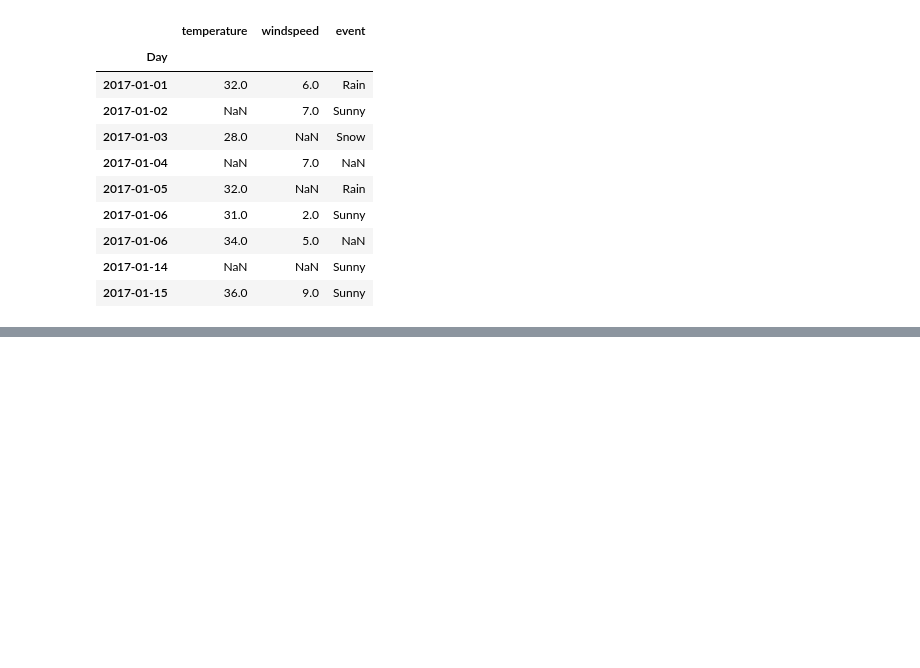
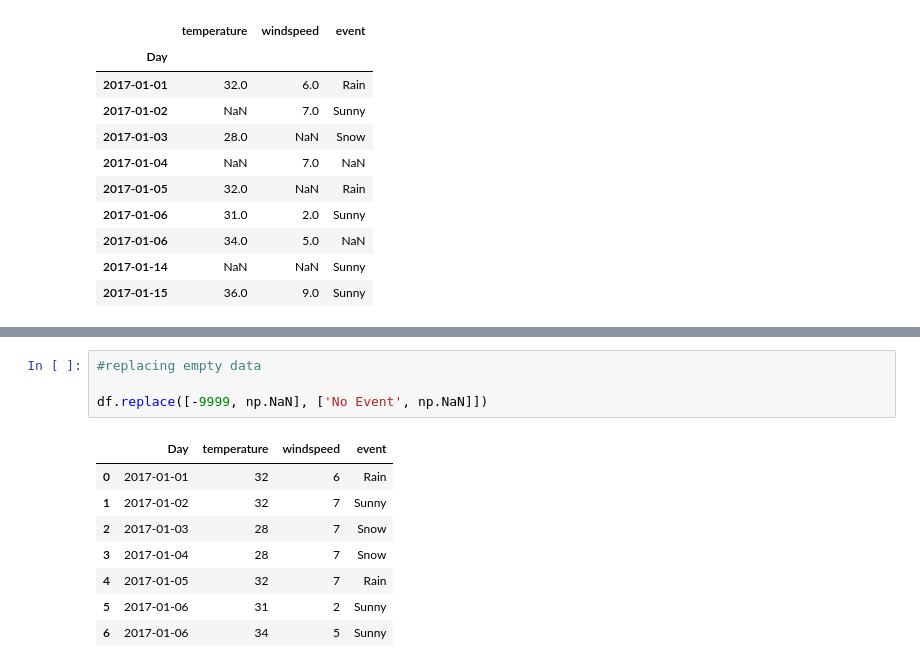
Before and after one commit to Ezeko/jupyter_sandbox, a Jupyter notebook: pandas_tut.ipynb, the cells around one changed output, grey strips where cells are left out. Drawn from its saved outputs; the diff is of its cells as text; blank space fills up the shorter version.

Commit message:
replacing empty values

```diff
--- a/pandas_tut.ipynb
+++ b/pandas_tut.ipynb
@@ -290,0 +315,13 @@ df.dropna(thresh=1) #at least two values for it to be pres
+# %%
+#replacing empty data
+
+df.replace([-9999, np.NaN], ['No Event', np.NaN]])
+# %% [output]
+|  | Day | temperature | windspeed | event |
+| 0 | 2017-01-01 | 32 | 6 | Rain |
+| 1 | 2017-01-02 | 32 | 7 | Sunny |
+| 2 | 2017-01-03 | 28 | 7 | Snow |
+| 3 | 2017-01-04 | 28 | 7 | Snow |
+| 4 | 2017-01-05 | 32 | 7 | Rain |
+| 5 | 2017-01-06 | 31 | 2 | Sunny |
+| 6 | 2017-01-06 | 34 | 5 | Sunny |
```
Also changed, not shown: parts of 2 cells of this notebook.
